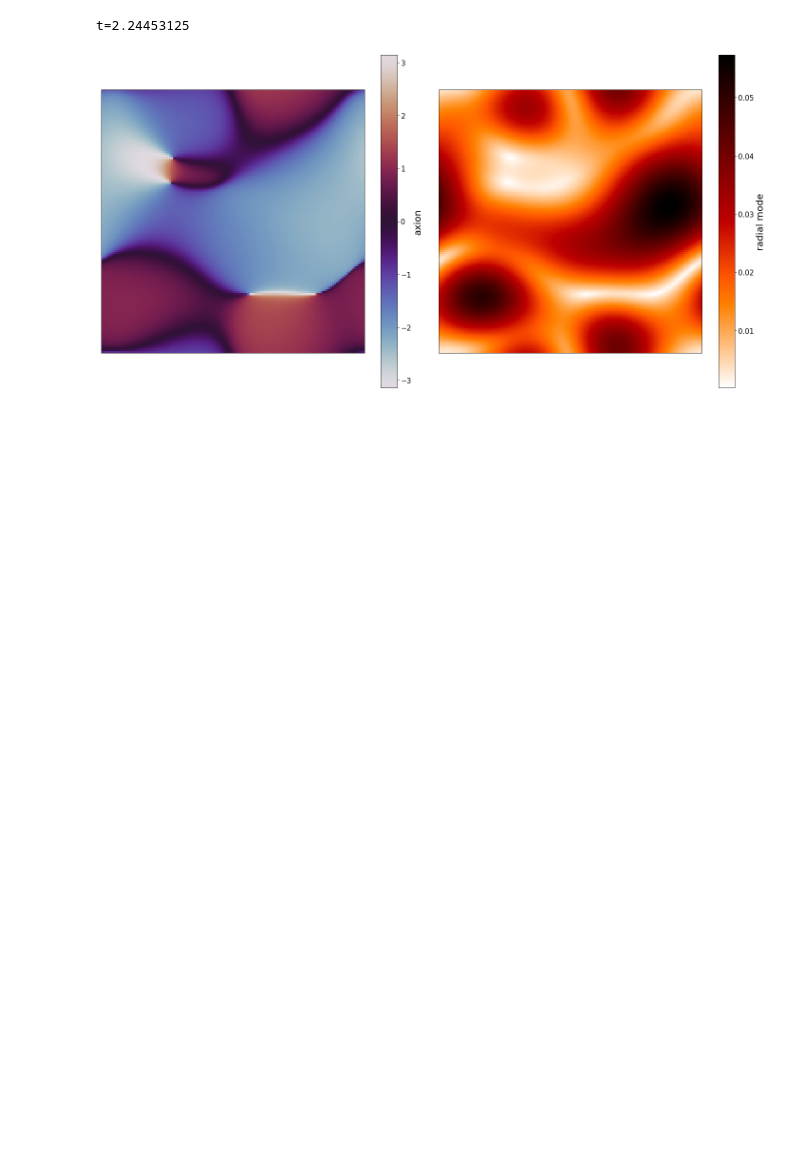
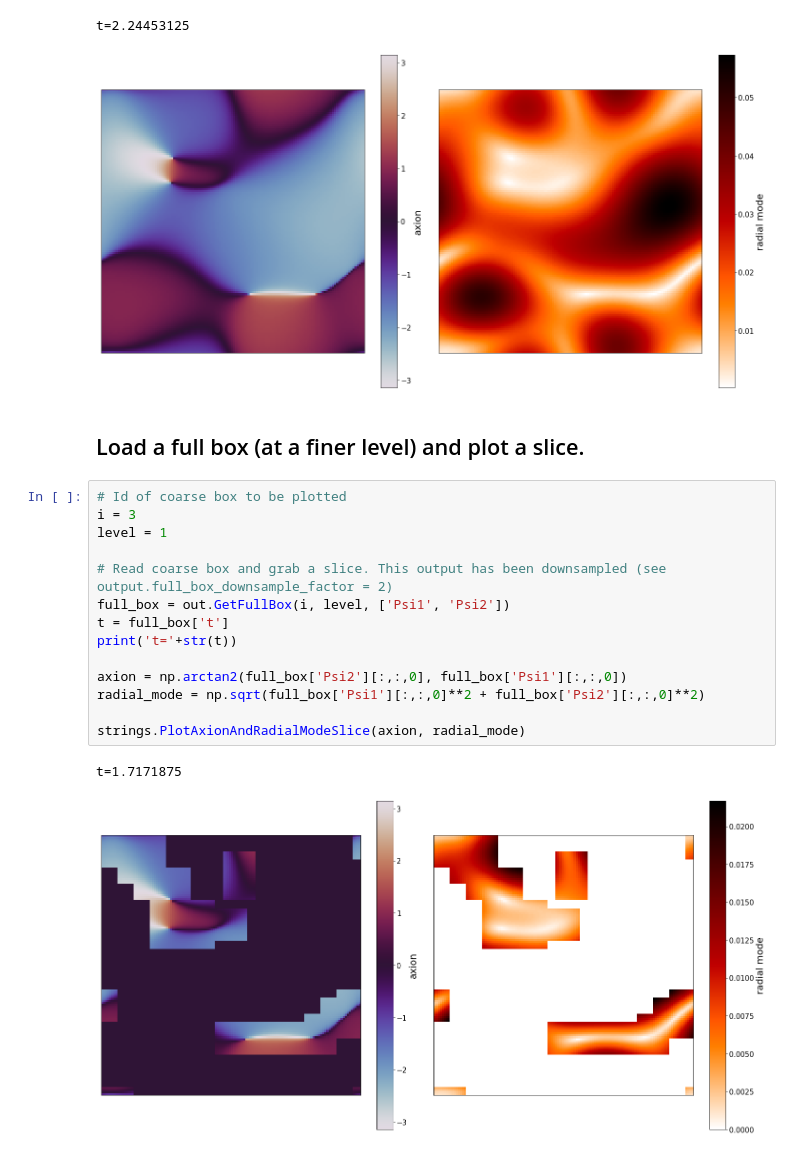
Before and after one commit to MSABuschmann/sledgehamr, a Jupyter notebook: examples/axion_strings/axion_strings.ipynb, the cells around one changed output. Saved outputs shown, nothing was run; the diff lists cells and outputs as text; blank space fills up the shorter version.

Commit message:
Read full box output in python

```diff
--- a/examples/axion_strings/axion_strings.ipynb
+++ b/examples/axion_strings/axion_strings.ipynb
@@ -67,3 +74,22 @@ strings.PlotAxionAndRadialModeSlice(axion, radial_mode)
 # %% [output]
 t=2.24453125
 [figure]
+# %% [markdown]
+## Load a full box (at a finer level) and plot a slice.
+# %%
+# Id of coarse box to be plotted
+i = 3
+level = 1
+
+# Read coarse box and grab a slice. This output has been downsampled (see output.full_box_downsample_factor = 2)
+full_box = out.GetFullBox(i, level, ['Psi1', 'Psi2'])
+t = full_box['t']
+print('t='+str(t))
+
+axion = np.arctan2(full_box['Psi2'][:,:,0], full_box['Psi1'][:,:,0])
+radial_mode = np.sqrt(full_box['Psi1'][:,:,0]**2 + full_box['Psi2'][:,:,0]**2)
+
+strings.PlotAxionAndRadialModeSlice(axion, radial_mode)
+# %% [output]
+t=1.7171875
+[figure, added]
```
Also changed, not shown: parts of 2 cells of this notebook, 1 other file.
